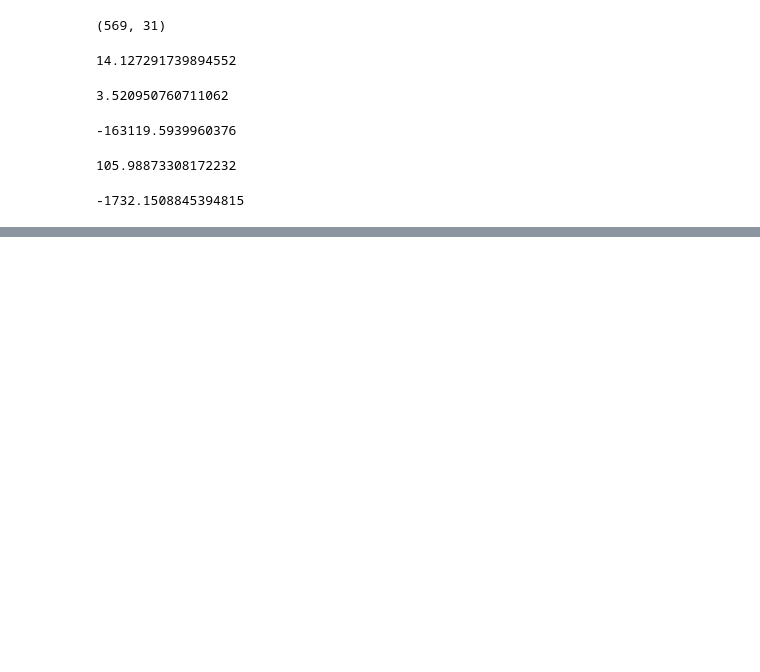
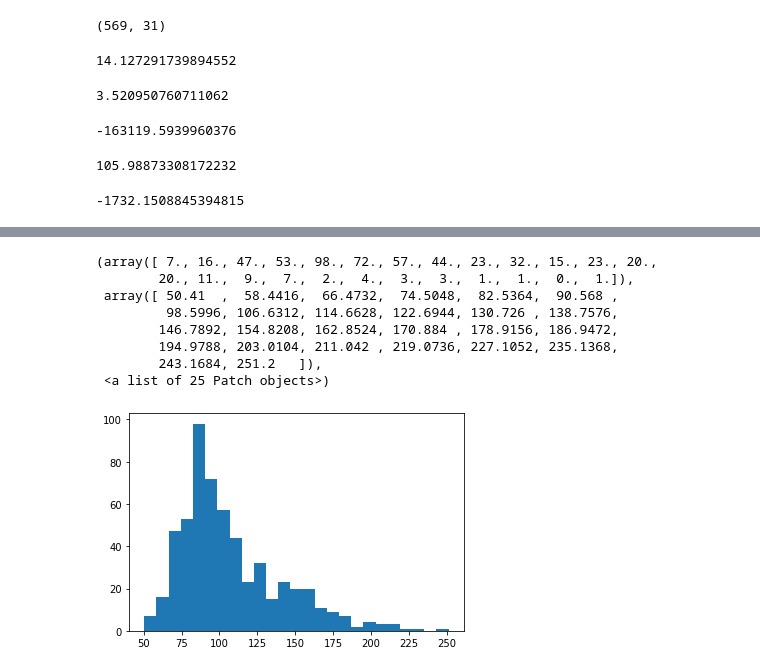
Before and after one commit to dhirajhimani/Jaskerat_ML_Course, a Jupyter notebook: Assignment_MaximumLikelihoodEstimation.ipynb, the cells around one changed output, grey strips where cells are left out. Saved outputs shown, nothing was run; the diff lists cells and outputs as text; code cells hidden in the pictures; blank space fills up the shorter version.

```diff
--- a/Assignment_MaximumLikelihoodEstimation.ipynb
+++ b/Assignment_MaximumLikelihoodEstimation.ipynb
@@ -115,0 +229,12 @@ array([0.        , 0.43429448])
+# %%
+plt.hist(df['perimeter_worst'], 25)
+# %% [output]
+(array([ 7., 16., 47., 53., 98., 72., 57., 44., 23., 32., 15., 23., 20.,
+        20., 11.,  9.,  7.,  2.,  4.,  3.,  3.,  1.,  1.,  0.,  1.]),
+ array([ 50.41  ,  58.4416,  66.4732,  74.5048,  82.5364,  90.568 ,
+         98.5996, 106.6312, 114.6628, 122.6944, 130.726 , 138.7576,
+        146.7892, 154.8208, 162.8524, 170.884 , 178.9156, 186.9472,
+        194.9788, 203.0104, 211.042 , 219.0736, 227.1052, 235.1368,
+        243.1684, 251.2   ]),
+ <a list of 25 Patch objects>)
+[figure, added]
```
Also changed, not shown: parts of 23 cells of this notebook.
